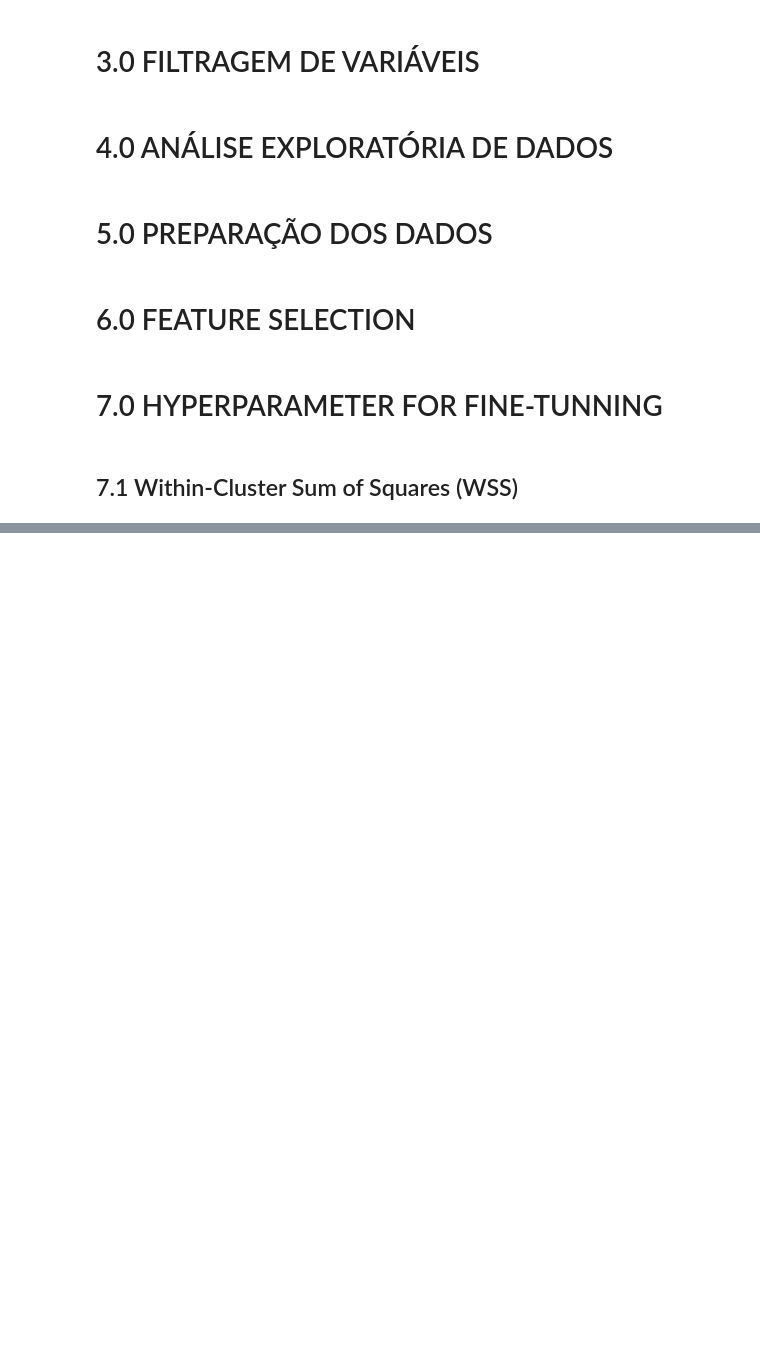
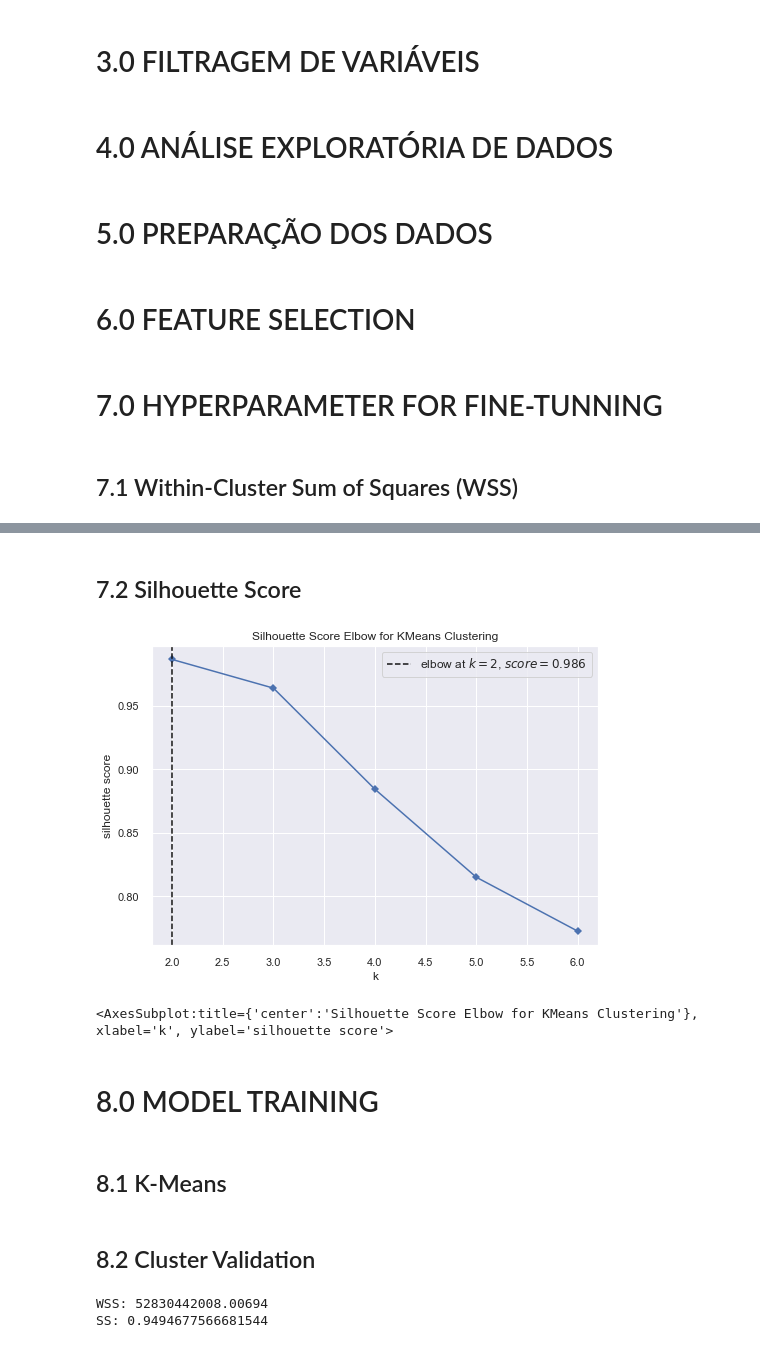
Before and after one commit to hernandesmjunior/Insiders-Clustering, a Jupyter notebook: C01-Metricas.ipynb, the cells around one changed output, grey strips where cells are left out. Drawn from its saved outputs; the diff is of its cells as text; code cells hidden in the pictures; blank space fills up the shorter version.

Commit message:
c01 3 metricas

```diff
--- a/C01-Metricas.ipynb
+++ b/C01-Metricas.ipynb
@@ -348 +325,14 @@ kmeans.show()
 <AxesSubplot:title={'center':'Distortion Score Elbow for KMeans Clustering'}, xlabel='k', ylabel='distortion score'>
+# %% [markdown]
+## 7.2 Silhouette Score
+# %%
+kmeans = KElbowVisualizer( c.KMeans(), k=clusters, metric='silhouette', timings=False )
+kmeans.fit( X )
+kmeans.show()
+# %% [output]
+[figure, added]
+<AxesSubplot:title={'center':'Silhouette Score Elbow for KMeans Clustering'}, xlabel='k', ylabel='silhouette score'>
+# %% [markdown]
+# 8.0 MODEL TRAINING
+# %% [markdown]
+## 8.1 K-Means
@@ -348,0 +354,13 @@ kmeans.show()
+# %% [markdown]
+## 8.2 Cluster Validation
+# %%
+## WSS
+
+print('WSS: {}'.format(kmeans.inertia_))
+
+## SS
+
+print('SS: {}'.format(m.silhouette_score(X, labels, metric='euclidean')))
+# %% [output]
+WSS: 52830442008.00694
+SS: 0.9494677566681544
```
Also changed, not shown: parts of 14 cells of this notebook.
